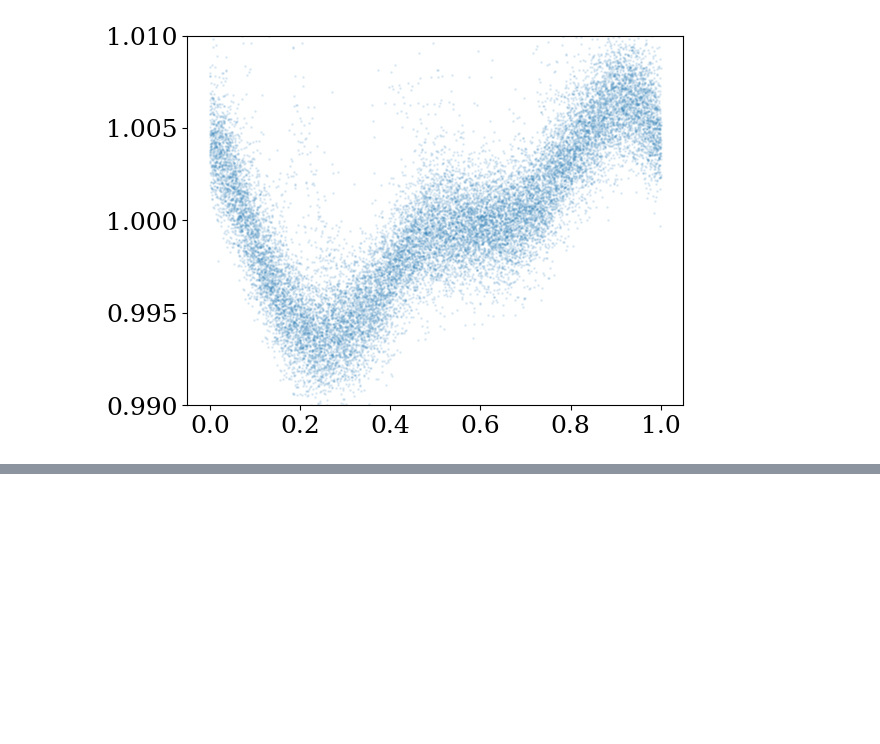
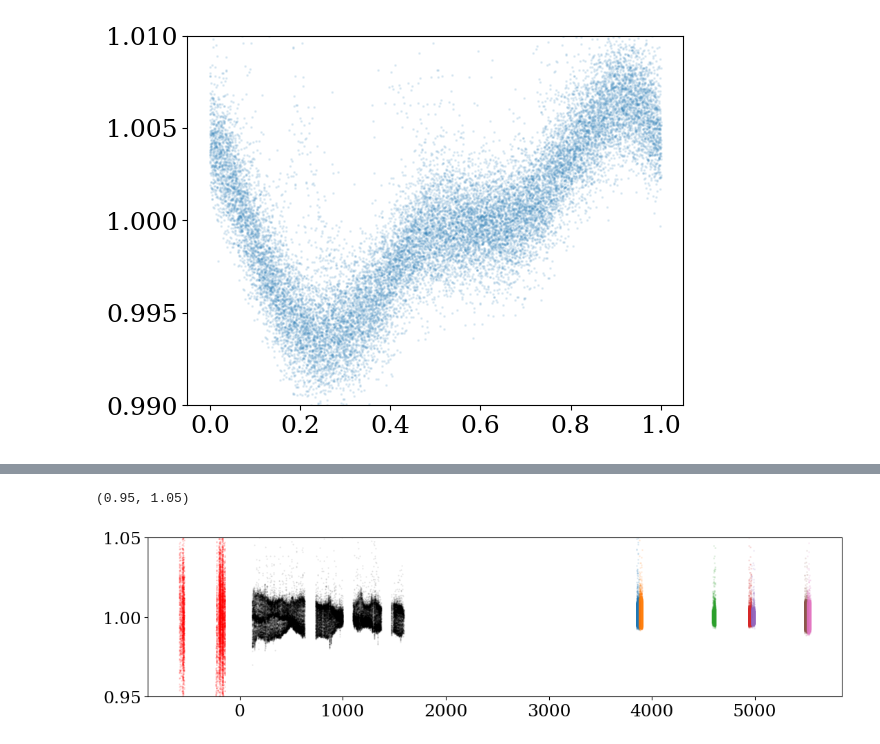
Before and after one commit to jradavenport/gj1243_15yrs, a Jupyter notebook: 01_GetData.ipynb, the cells around one changed output, grey strips where cells are left out. Saved outputs shown, nothing was run; the diff lists cells and outputs as text; code cells hidden in the pictures; blank space fills up the shorter version.

```diff
--- a/01_GetData.ipynb
+++ b/01_GetData.ipynb
@@ -73,0 +125,17 @@ for k in range(len(lc)):
+# %%
+plt.figure(figsize=(13,3))
+for k in range(len(lc)):
+    plt.scatter(((lc[k].time.value) + TJD0 - BJD0 - EPHEM), lc[k].flux.value / np.nanmedian(lc[k].flux.value),
+                label='TESS Sector '+str(lc[k].Sector), s=1, alpha=0.1)
+
+plt.scatter(ts, ys, c='r', s=1, alpha=0.1, label='SWASP')
+
+for k in range(len(kp30)):
+    plt.scatter(kp30[k].time.value, (kp30[k].flatten(window_length=731)['flux'].value),
+             label='Kepler Quarter '+str(kp30[k].Quarter), alpha=0.1, marker='.', s=1, c='k')
+
+
+plt.ylim(0.95,1.05)
+# %% [output]
+(0.95, 1.05)
+[figure, added]
```
Also changed, not shown: parts of 7 cells of this notebook.
